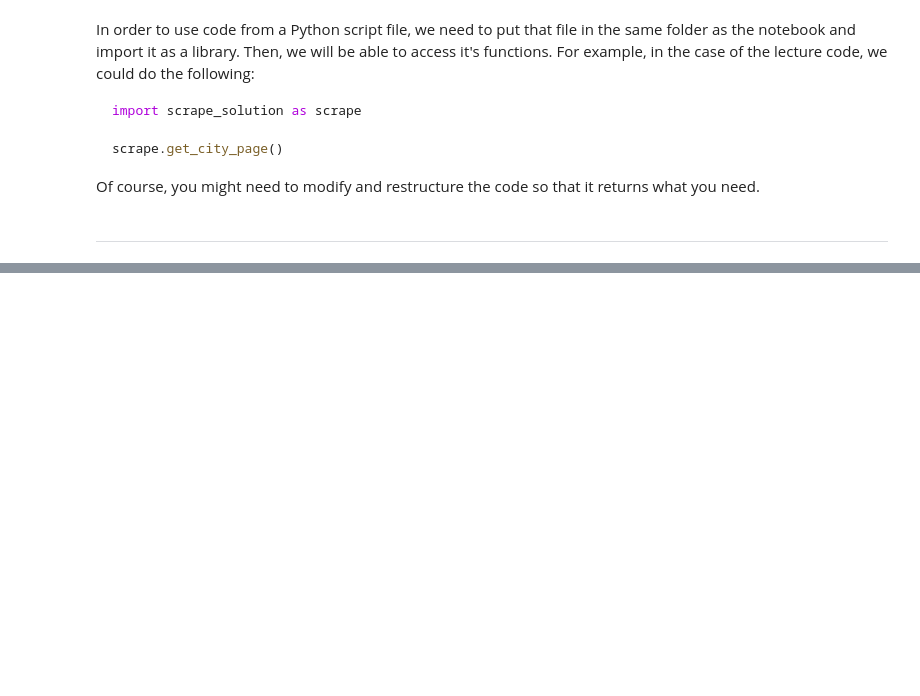
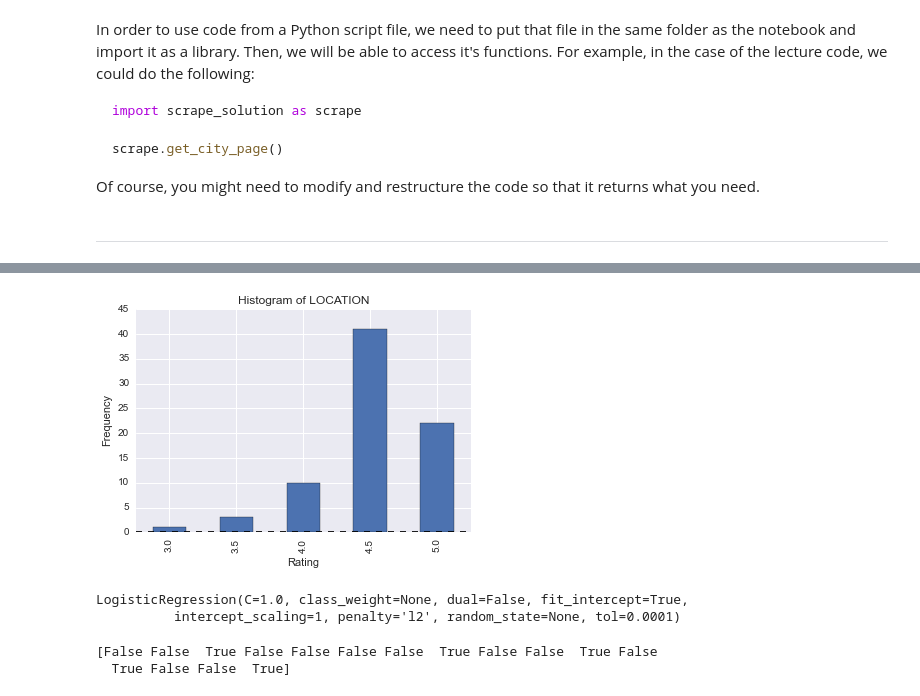
Before and after one commit to andrewenze/spring-2015-homeworks, a Jupyter notebook: submissions/Homework-5/5.Hotels.ipynb, the cells around one changed output, grey strips where cells are left out. Drawn from its saved outputs; the diff is of its cells as text; code cells hidden in the pictures; blank space fills up the shorter version.

```diff
--- a/submissions/Homework-5/5.Hotels.ipynb
+++ b/submissions/Homework-5/5.Hotels.ipynb
@@ -221,0 +343,29 @@ Of course, you might need to modify and restructure the code so that it returns
+# %%
+df.LOCATION.value_counts().sort_index().plot(kind='bar')
+plt.title('Histogram of LOCATION')
+plt.xlabel('Rating')
+plt.ylabel('Frequency')
+plt.show()
+# %% [output]
+[figure, added]
+# %%
+# evaluate the model by splitting into train and test sets
+
+X_train, X_test, y_train, y_test = cross_validation.train_test_split(X,
+                                                                     y,
+                                                                     test_size=0.2,
+                                                                     random_state=0
+                                                                     )
+logistic_regr = linear_model.LogisticRegression()
+logistic_regr.fit(X_train, y_train)
+# %% [output]
+LogisticRegression(C=1.0, class_weight=None, dual=False, fit_intercept=True,
+          intercept_scaling=1, penalty='l2', random_state=None, tol=0.0001)
+# %%
+# predict class labels for the test set
+
+y_predicted = logistic_regr.predict(X_test)
+print y_predicted
+# %% [output]
+[False False  True False False False False  True False False  True False
+  True False False  True]
```
Also changed, not shown: parts of 54 cells of this notebook, 1 other file.
